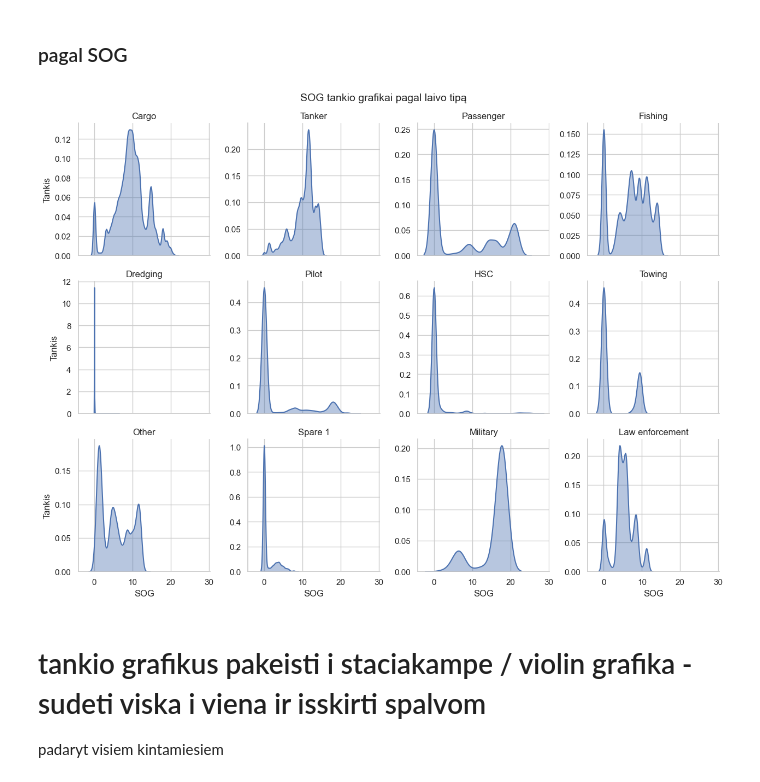
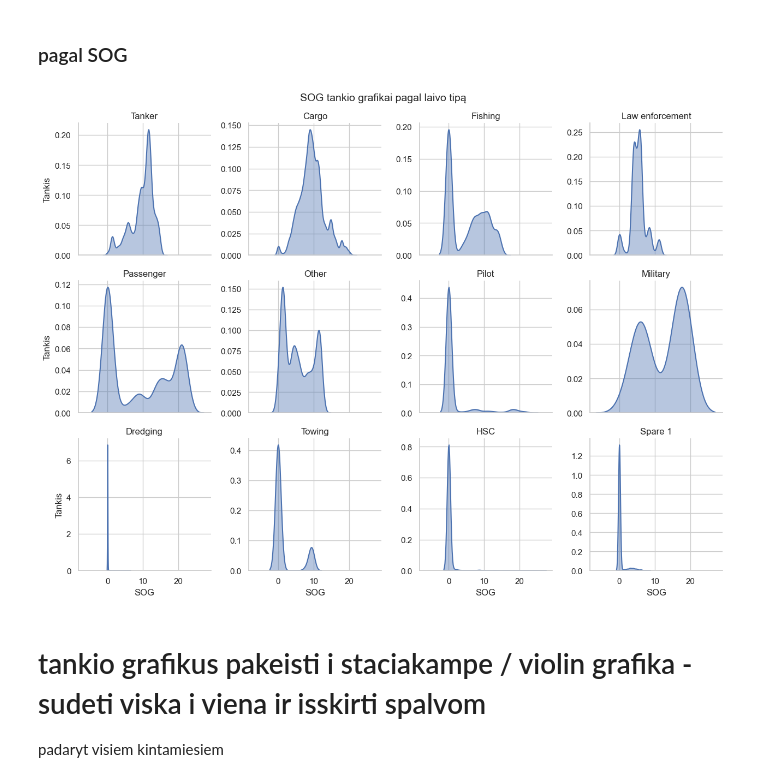
Before and after one commit to lukasjanusauskas/ais-duomenu-vizualizavimas, a Jupyter notebook: 1Lab.ipynb, the cells around one changed output. Saved outputs shown, nothing was run; the diff lists cells and outputs as text; code cells hidden in the pictures.

```diff
--- a/1Lab.ipynb
+++ b/1Lab.ipynb
@@ -479,38 +744,38 @@ dist_y    0.000  0.001   0.003  0.003   0.005   0.024     0.000    0.002
 import seaborn as sns
 import matplotlib.pyplot as plt
 
-dfp = df_filtered.dropna(subset=["Ship type", "SOG"]).copy()
+dfp = data.dropna(subset=["Ship type", "SOG"]).copy()
 dfp["Ship type"] = dfp["Ship type"].astype(str).str.strip()
 
 sns.set_theme(style="whitegrid")
 
 g = sns.FacetGrid(
     dfp,
     col="Ship type",
     col_wrap=4,
     height=3.2,
     sharex=True,   # kiekvienas turi savo X mastelį
     sharey=False    # kiekvienas turi savo Y mastelį
 )
 
 g.map_dataframe(
     sns.kdeplot,
     x="SOG",
     fill=True,
     alpha=0.4,
     linewidth=1.5
 )
 
 g.set_titles("{col_name}")
 g.set_axis_labels("SOG", "Tankis")
 
 plt.subplots_adjust(top=0.90)
 g.fig.suptitle("SOG tankio grafikai pagal laivo tipą", fontsize=14)
 
 plt.tight_layout()
 plt.show()
 # %% [output]
-[figure, old version]
+[figure, new version]
 # %% [markdown]
 # tankio grafikus pakeisti i staciakampe / violin grafika - sudeti viska i viena ir isskirti spalvom
 padaryt visiem kintamiesiem
```
Also changed, not shown: parts of 15 cells of this notebook, 1 other file.
